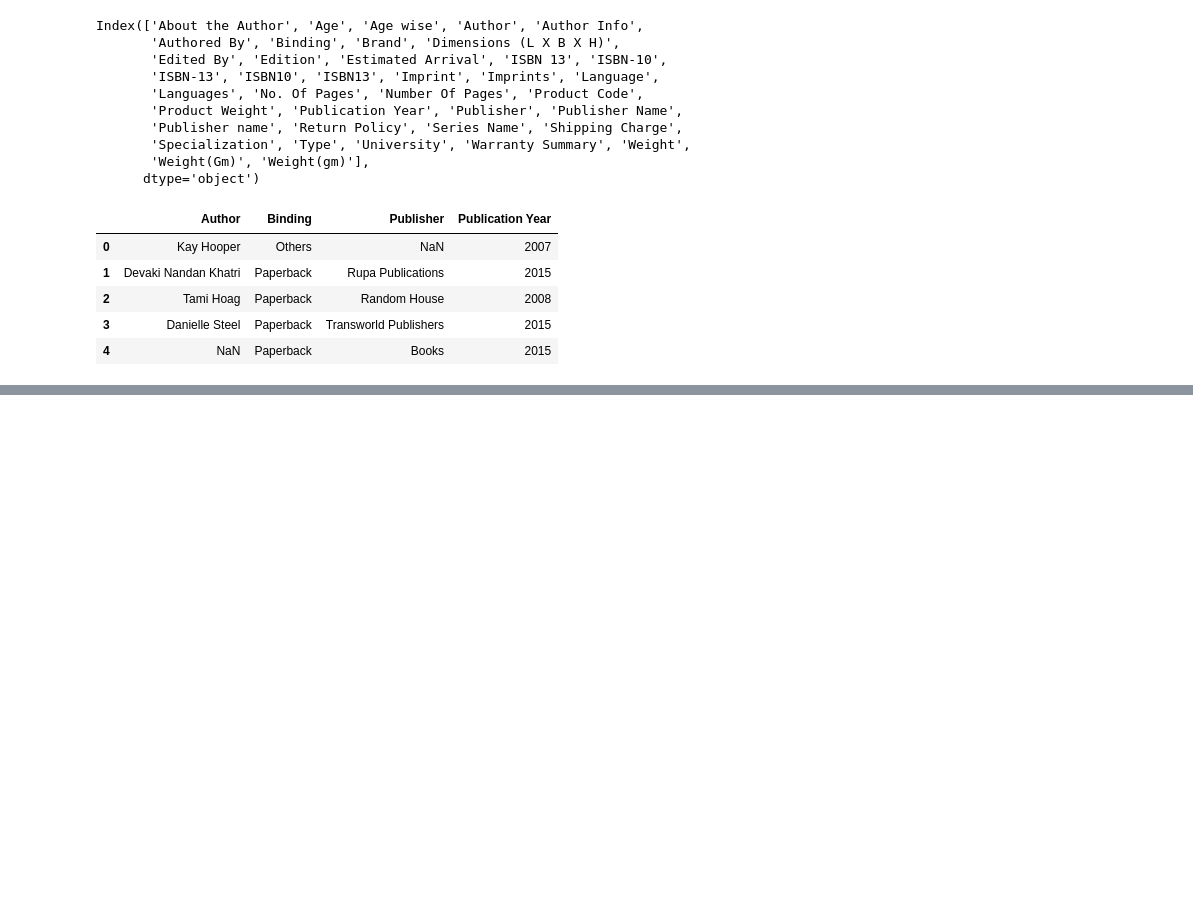
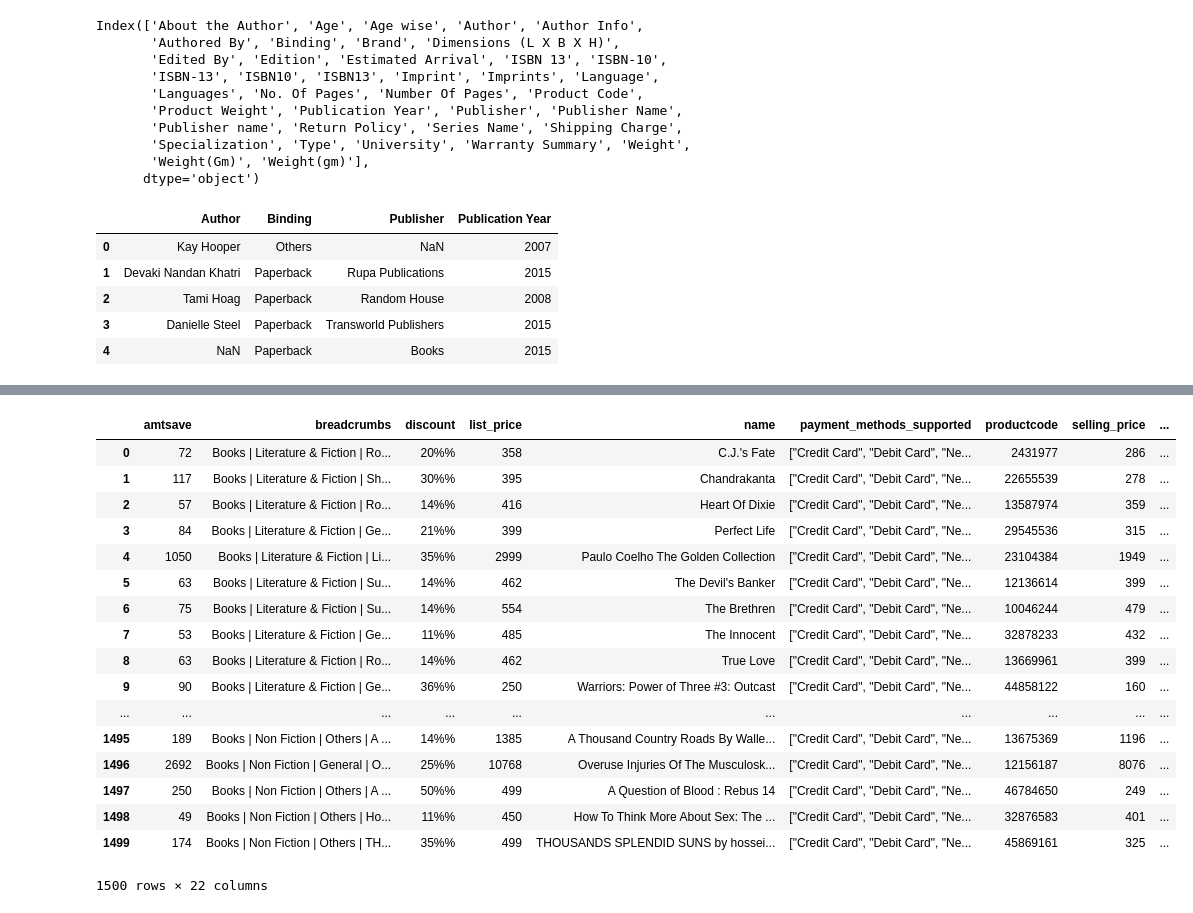
Before and after one commit to hongson6/Analysis-on-Best-Selling-Books-in-India, a Jupyter notebook: Final Project.ipynb, the cells around one changed output, grey strips where cells are left out. Saved outputs shown, nothing was run; the diff lists cells and outputs as text; code cells hidden in the pictures; blank space fills up the shorter version.

```diff
--- a/Final Project.ipynb
+++ b/Final Project.ipynb
@@ -458,0 +442,22 @@ new_books
+# %%
+new_books = new_books.drop(columns=['brand_x', 'Publisher'])
+new_books
+# %% [output]
+|  | amtsave | breadcrumbs | discount | list_price | name | payment_methods_supported | productcode | selling_price | ... |
+| 0 | 72 | Books | Literature & Fiction | Ro... | 20%% | 358 | C.J.'s Fate | ["Credit Card", "Debit Card", "Ne... | 2431977 | 286 | ... |
+| 1 | 117 | Books | Literature & Fiction | Sh... | 30%% | 395 | Chandrakanta | ["Credit Card", "Debit Card", "Ne... | 22655539 | 278 | ... |
+| 2 | 57 | Books | Literature & Fiction | Ro... | 14%% | 416 | Heart Of Dixie | ["Credit Card", "Debit Card", "Ne... | 13587974 | 359 | ... |
+| 3 | 84 | Books | Literature & Fiction | Ge... | 21%% | 399 | Perfect Life | ["Credit Card", "Debit Card", "Ne... | 29545536 | 315 | ... |
+| 4 | 1050 | Books | Literature & Fiction | Li... | 35%% | 2999 | Paulo Coelho The Golden Collection | ["Credit Card", "Debit Card", "Ne... | 23104384 | 1949 | ... |
+| 5 | 63 | Books | Literature & Fiction | Su... | 14%% | 462 | The Devil's Banker | ["Credit Card", "Debit Card", "Ne... | 12136614 | 399 | ... |
+| 6 | 75 | Books | Literature & Fiction | Su... | 14%% | 554 | The Brethren | ["Credit Card", "Debit Card", "Ne... | 10046244 | 479 | ... |
+| 7 | 53 | Books | Literature & Fiction | Ge... | 11%% | 485 | The Innocent | ["Credit Card", "Debit Card", "Ne... | 32878233 | 432 | ... |
+| 8 | 63 | Books | Literature & Fiction | Ro... | 14%% | 462 | True Love | ["Credit Card", "Debit Card", "Ne... | 13669961 | 399 | ... |
+| 9 | 90 | Books | Literature & Fiction | Ge... | 36%% | 250 | Warriors: Power of Three #3: Outcast | ["Credit Card", "Debit Card", "Ne... | 44858122 | 160 | ... |
+| ... | ... | ... | ... | ... | ... | ... | ... | ... | ... |
+| 1495 | 189 | Books | Non Fiction | Others | A ... | 14%% | 1385 | A Thousand Country Roads By Walle... | ["Credit Card", "Debit Card", "Ne... | 13675369 | 1196 | ... |
+| 1496 | 2692 | Books | Non Fiction | General | O... | 25%% | 10768 | Overuse Injuries Of The Musculosk... | ["Credit Card", "Debit Card", "Ne... | 12156187 | 8076 | ... |
+| 1497 | 250 | Books | Non Fiction | Others | A ... | 50%% | 499 | A Question of Blood : Rebus 14 | ["Credit Card", "Debit Card", "Ne... | 46784650 | 249 | ... |
+| 1498 | 49 | Books | Non Fiction | Others | Ho... | 11%% | 450 | How To Think More About Sex: The ... | ["Credit Card", "Debit Card", "Ne... | 32876583 | 401 | ... |
+| 1499 | 174 | Books | Non Fiction | Others | TH... | 35%% | 499 | THOUSANDS SPLENDID SUNS by hossei... | ["Credit Card", "Debit Card", "Ne... | 45869161 | 325 | ... |
+1500 rows × 22 columns
```
Also changed, not shown: parts of 17 cells of this notebook.
